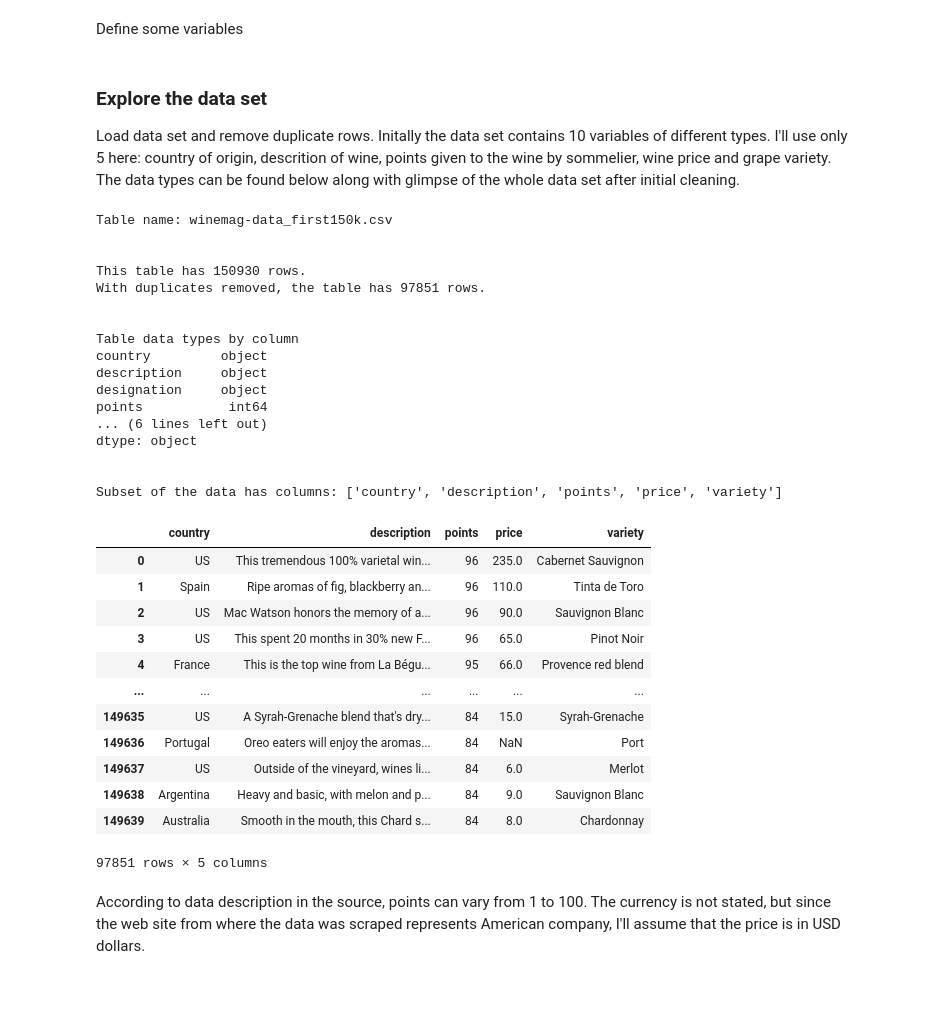
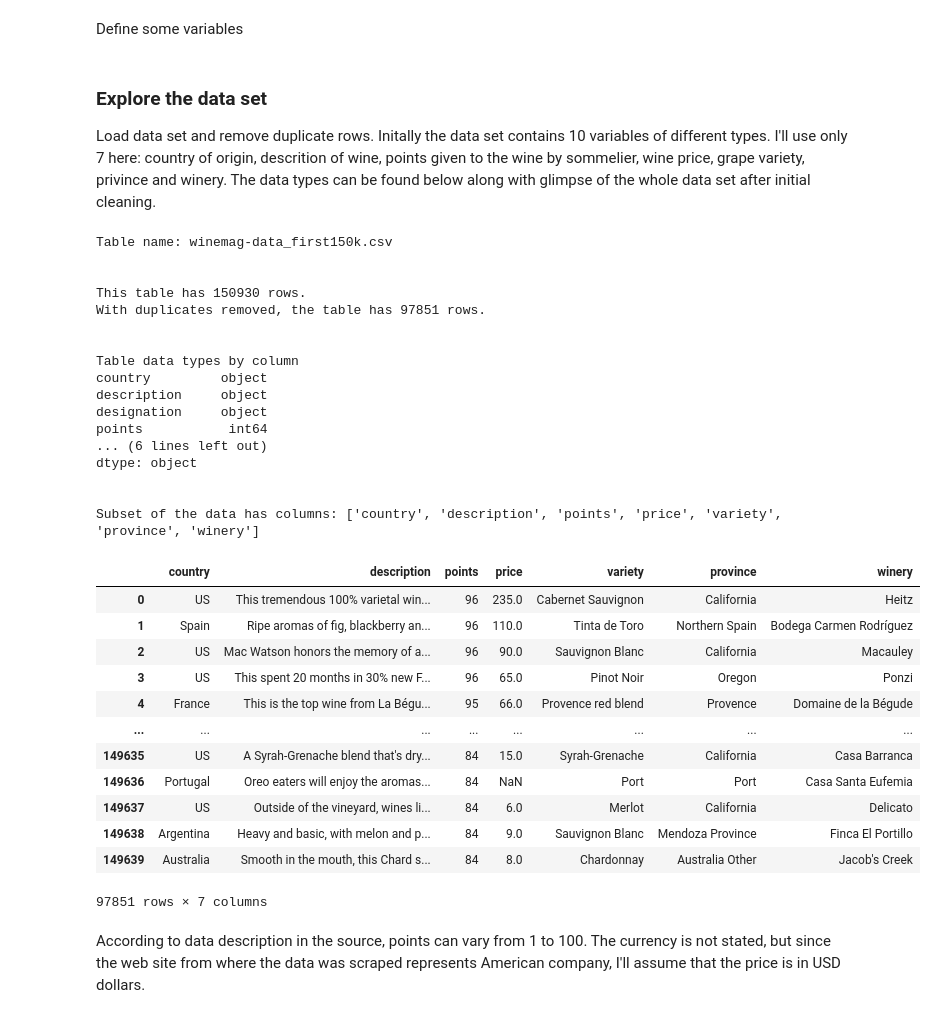
Before and after one commit to sizovaj95/data_analysis, a Jupyter notebook: wine_analysis.ipynb, the cells around one changed output. Saved outputs shown, nothing was run; the diff lists cells and outputs as text; code cells hidden in the pictures; blank space fills up the shorter version.

```diff
--- a/wine_analysis.ipynb
+++ b/wine_analysis.ipynb
@@ -26,13 +29,15 @@ description = "description"
 points = "points"
 price = "price"
 variety = "variety"
+winery = "winery"
+province = "province"
 points_group = "points_group"
 log10_price = "log10_price"
 # %% [markdown]
 ### Explore the data set
 
 Load data set and remove duplicate rows.
-Initally the data set contains 10 variables of different types. I'll use only 5 here: country of origin, descrition of wine, points given to the wine by sommelier, wine price and grape variety. The data types can be found below along with glimpse of the whole data set after initial cleaning.
+Initally the data set contains 10 variables of different types. I'll use only 7 here: country of origin, descrition of wine, points given to the wine by sommelier, wine price, grape variety, privince and winery. The data types can be found below along with glimpse of the whole data set after initial cleaning.
 # %%
 table_full = pd.read_csv(data_dir / wine_table_name, index_col=0)
 
@@ -42,48 +47,48 @@ print(f"This table has {len(table_full)} rows.")
 data = table_full.drop_duplicates()
 print(f"With duplicates removed, the table has {len(data)} rows.")
 
 print('\n')
 print(f'Table data types by column')
 print(data.dtypes)
 print('\n')
 
-required_columns = [country, description, points, price, variety]
+required_columns = [country, description, points, price, variety, province, winery]
 data = data[required_columns]
 
 print(f"Subset of the data has columns: {required_columns}")
 
 data
 # %% [output]
 Table name: winemag-data_first150k.csv
 
 
 This table has 150930 rows.
 With duplicates removed, the table has 97851 rows.
 
 
 Table data types by column
 country         object
 description     object
 designation     object
 points           int64
 ... (6 lines left out)
 dtype: object
 
 
-Subset of the data has columns: ['country', 'description', 'points', 'price', 'variety']
+Subset of the data has columns: ['country', 'description', 'points', 'price', 'variety', 'province', 'winery']
-|  | country | description | points | price | variety |
-| 0 | US | This tremendous 100% varietal win... | 96 | 235.0 | Cabernet Sauvignon |
-| 1 | Spain | Ripe aromas of fig, blackberry an... | 96 | 110.0 | Tinta de Toro |
-| 2 | US | Mac Watson honors the memory of a... | 96 | 90.0 | Sauvignon Blanc |
-| 3 | US | This spent 20 months in 30% new F... | 96 | 65.0 | Pinot Noir |
-| 4 | France | This is the top wine from La Bégu... | 95 | 66.0 | Provence red blend |
-| ... | ... | ... | ... | ... | ... |
-| 149635 | US | A Syrah-Grenache blend that's dry... | 84 | 15.0 | Syrah-Grenache |
-| 149636 | Portugal | Oreo eaters will enjoy the aromas... | 84 | NaN | Port |
-| 149637 | US | Outside of the vineyard, wines li... | 84 | 6.0 | Merlot |
-| 149638 | Argentina | Heavy and basic, with melon and p... | 84 | 9.0 | Sauvignon Blanc |
-| 149639 | Australia | Smooth in the mouth, this Chard s... | 84 | 8.0 | Chardonnay |
+|  | country | description | points | price | variety | province | winery |
+| 0 | US | This tremendous 100% varietal win... | 96 | 235.0 | Cabernet Sauvignon | California | Heitz |
+| 1 | Spain | Ripe aromas of fig, blackberry an... | 96 | 110.0 | Tinta de Toro | Northern Spain | Bodega Carmen Rodríguez |
+| 2 | US | Mac Watson honors the memory of a... | 96 | 90.0 | Sauvignon Blanc | California | Macauley |
+| 3 | US | This spent 20 months in 30% new F... | 96 | 65.0 | Pinot Noir | Oregon | Ponzi |
+| 4 | France | This is the top wine from La Bégu... | 95 | 66.0 | Provence red blend | Provence | Domaine de la Bégude |
+| ... | ... | ... | ... | ... | ... | ... | ... |
+| 149635 | US | A Syrah-Grenache blend that's dry... | 84 | 15.0 | Syrah-Grenache | California | Casa Barranca |
+| 149636 | Portugal | Oreo eaters will enjoy the aromas... | 84 | NaN | Port | Port | Casa Santa Eufemia |
+| 149637 | US | Outside of the vineyard, wines li... | 84 | 6.0 | Merlot | California | Delicato |
+| 149638 | Argentina | Heavy and basic, with melon and p... | 84 | 9.0 | Sauvignon Blanc | Mendoza Province | Finca El Portillo |
+| 149639 | Australia | Smooth in the mouth, this Chard s... | 84 | 8.0 | Chardonnay | Australia Other | Jacob's Creek |
-97851 rows × 5 columns
+97851 rows × 7 columns
 # %% [markdown]
 According to data description in the source, points can vary from 1 to 100. The currency is not stated, but since the web site from where the data was scraped represents American company, I'll assume that the price is in USD dollars.
 # %% [markdown]
```
Also changed, not shown: parts of 58 cells of this notebook, 2 other files.
